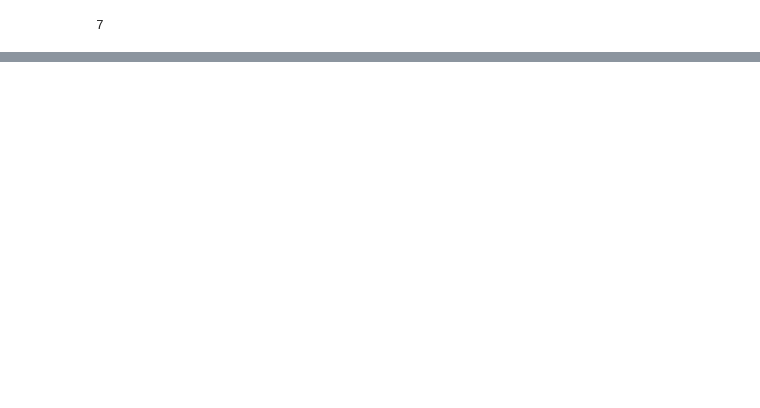
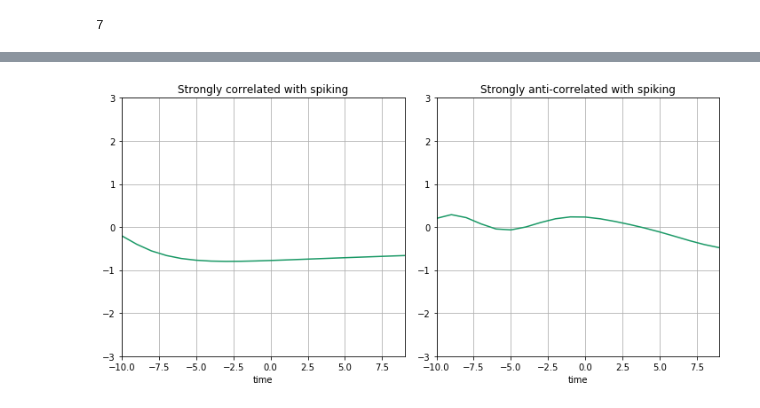
Before and after one commit to codekansas/calcium-gan, a Jupyter notebook: autoencoder.ipynb, the cells around one changed output, grey strips where cells are left out. Cells and saved outputs as stored; diff of their text form; code cells hidden in the pictures; blank space fills up the shorter version.

```diff
--- a/autoencoder.ipynb
+++ b/autoencoder.ipynb
@@ -519,0 +518,17 @@ display(w)
+# %%
+# Fits a support vector classifier to the model.
+clf = svm.SVC(kernel='linear')
+clf.fit(latent_vecs, did_spike)
+
+# Computes the predictions and creates a confusion matrix.
+preds = clf.predict(latent_vecs)
+p_s, p_n = preds[did_spike == 1], preds[did_spike == 0]
+n_total = calcium.shape[0]
+
+# Computes confusion matrix values.
+ss, ns = np.sum(p_s > 0.5) / n_total, np.sum(p_s <= 0.5) / n_total
+sn, nn = np.sum(p_n > 0.5) / n_total, np.sum(p_n <= 0.5) / n_total
+
+print('                     spike    no spike')
+print('predicted spike    | %.3f  | %.3f' % (ss, ns))
+print('predicted no spike | %.3f  | %.3f' % (sn, nn))
@@ -519,0 +541,32 @@ display(w)
+# %%
+%matplotlib inline
+
+# The linear classifier uses a weight vector that is the
+# same size as the latent vector. We can feed this weight
+# vector and it's negative into the decoder to produce
+# samples that would be strongly correlated with "spiking"
+# and "non-spiking".
+
+weight_vec = clf.coef_
+anti_weight_vec = -weight_vec
+cal_corr = model.sample(latent_vec=weight_vec)
+cal_anticorr = model.sample(latent_vec=anti_weight_vec)
+
+d = calcium.shape[1] / 2
+plt.figure(figsize=(10, 5))
+plt.subplot(1, 2, 1)
+utils.plot_sample(calcium=cal_corr[0],
+                  t_start=-d,
+                  t_end=d - 1,
+                  sampling_rate=1)
+plt.title('Strongly correlated with spiking')
+plt.subplot(1, 2, 2)
+utils.plot_sample(calcium=cal_anticorr[0],
+                  t_start=-d,
+                  t_end=d - 1,
+                  sampling_rate=1)
+plt.title('Strongly anti-correlated with spiking')
+plt.tight_layout()
+plt.show()
+# %% [output]
+[figure, added]
```
Also changed, not shown: parts of 13 cells of this notebook.
